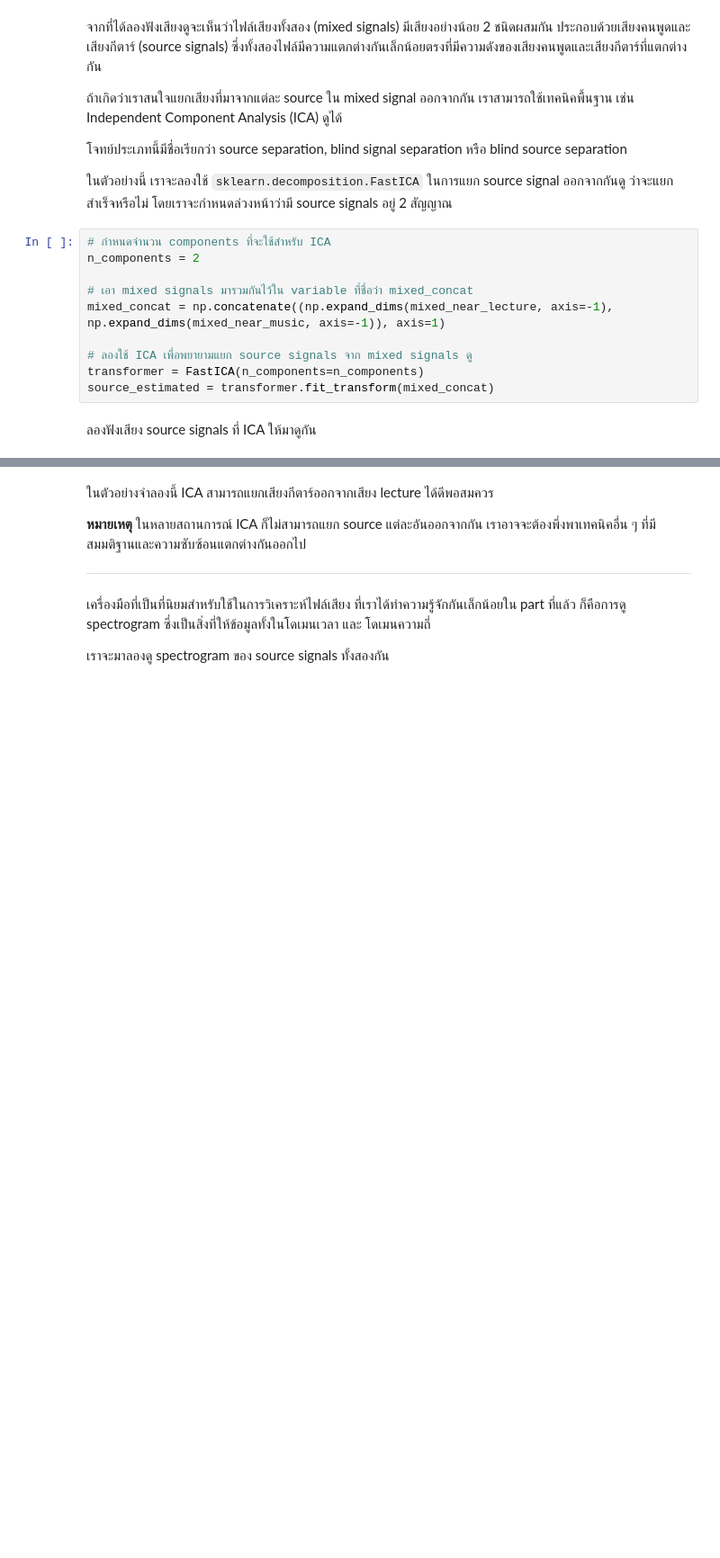
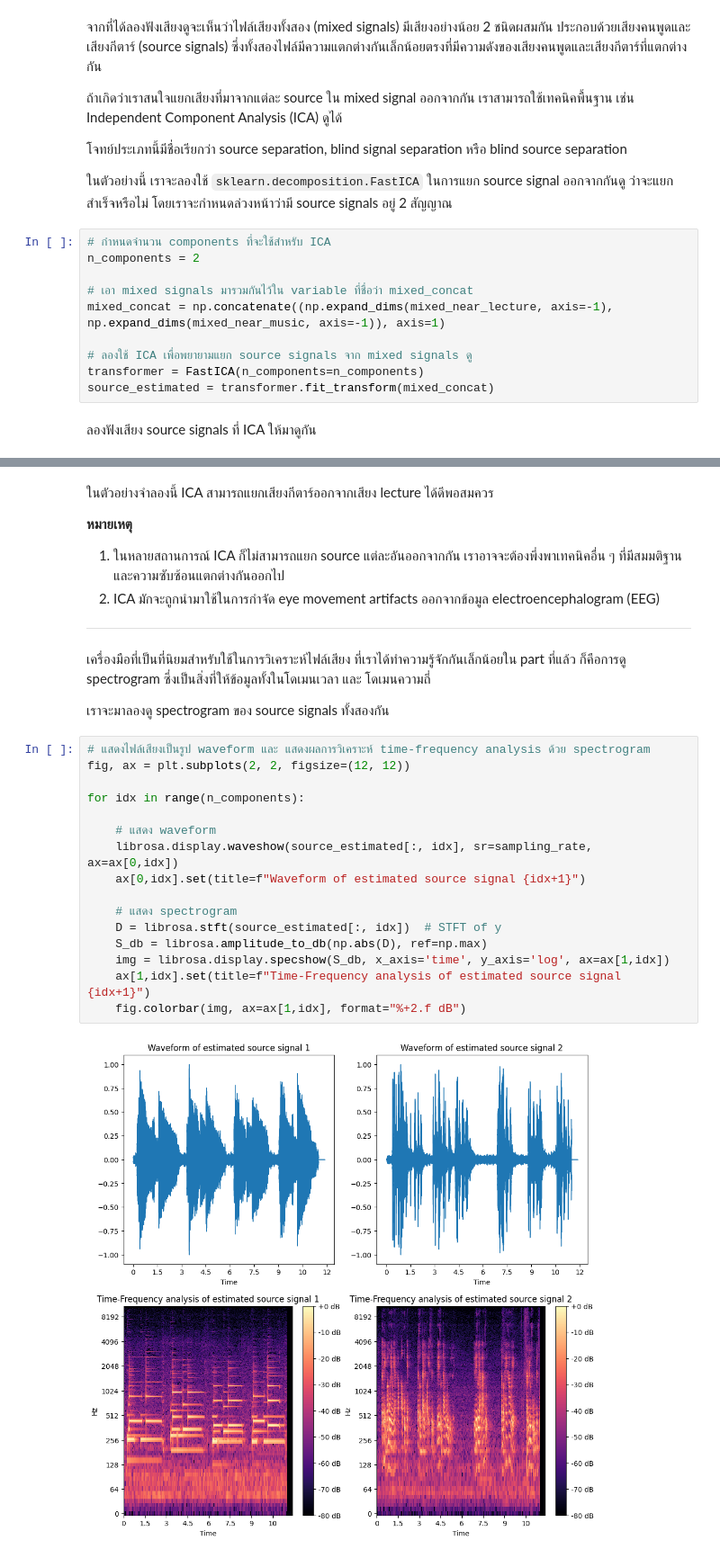
Before and after one commit to ichatnun/brainCodeCamp2023, a Jupyter notebook: Fundamentals/SignalProcessing/signal_processing_part4_application.ipynb, the cells around one changed output, grey strips where cells are left out. Shown at 90% size. Drawn from its saved outputs; the diff is of its cells as text; blank space fills up the shorter version.

```diff
--- a/Fundamentals/SignalProcessing/signal_processing_part4_application.ipynb
+++ b/Fundamentals/SignalProcessing/signal_processing_part4_application.ipynb
@@ -130,9 +105,32 @@ Source 2
 # %% [markdown]
 ในตัวอย่างจำลองนี้ ICA สามารถแยกเสียงกีตาร์ออกจากเสียง lecture ได้ดีพอสมควร
 
-**หมายเหตุ** ในหลายสถานการณ์ ICA ก็ไม่สามารถแยก source แต่ละอันออกจากกัน เราอาจจะต้องพึ่งพาเทคนิคอื่น ๆ ที่มีสมมติฐานและความซับซ้อนแตกต่างกันออกไป
+**หมายเหตุ**
+
+
+1.   ในหลายสถานการณ์ ICA ก็ไม่สามารถแยก source แต่ละอันออกจากกัน เราอาจจะต้องพึ่งพาเทคนิคอื่น ๆ ที่มีสมมติฐานและความซับซ้อนแตกต่างกันออกไป
+2.   ICA มักจะถูกนำมาใช้ในการกำจัด eye movement artifacts ออกจากข้อมูล electroencephalogram (EEG)
+
 
 ---
 เครื่องมือที่เป็นที่นิยมสำหรับใช้ในการวิเคราะห์ไฟล์เสียง ที่เราได้ทำความรู้จักกันเล็กน้อยใน part ที่แล้ว ก็คือการดู spectrogram ซึ่งเป็นสิ่งที่ให้ข้อมูลทั้งในโดเมนเวลา และ โดเมนความถี่
 
 เราจะมาลองดู spectrogram ของ source signals ทั้งสองกัน
+# %%
+# แสดงไฟล์เสียงเป็นรูป waveform และ แสดงผลการวิเคราะห์ time-frequency analysis ด้วย spectrogram
+fig, ax = plt.subplots(2, 2, figsize=(12, 12))
+
+for idx in range(n_components):
+
+    # แสดง waveform
+    librosa.display.waveshow(source_estimated[:, idx], sr=sampling_rate, ax=ax[0,idx])
+    ax[0,idx].set(title=f"Waveform of estimated source signal {idx+1}")
+
+    # แสดง spectrogram
+    D = librosa.stft(source_estimated[:, idx])  # STFT of y
+    S_db = librosa.amplitude_to_db(np.abs(D), ref=np.max)
+    img = librosa.display.specshow(S_db, x_axis='time', y_axis='log', ax=ax[1,idx])
+    ax[1,idx].set(title=f"Time-Frequency analysis of estimated source signal {idx+1}")
+    fig.colorbar(img, ax=ax[1,idx], format="%+2.f dB")
+# %% [output]
+[figure, added]
```
Also changed, not shown: parts of 2 cells of this notebook.
